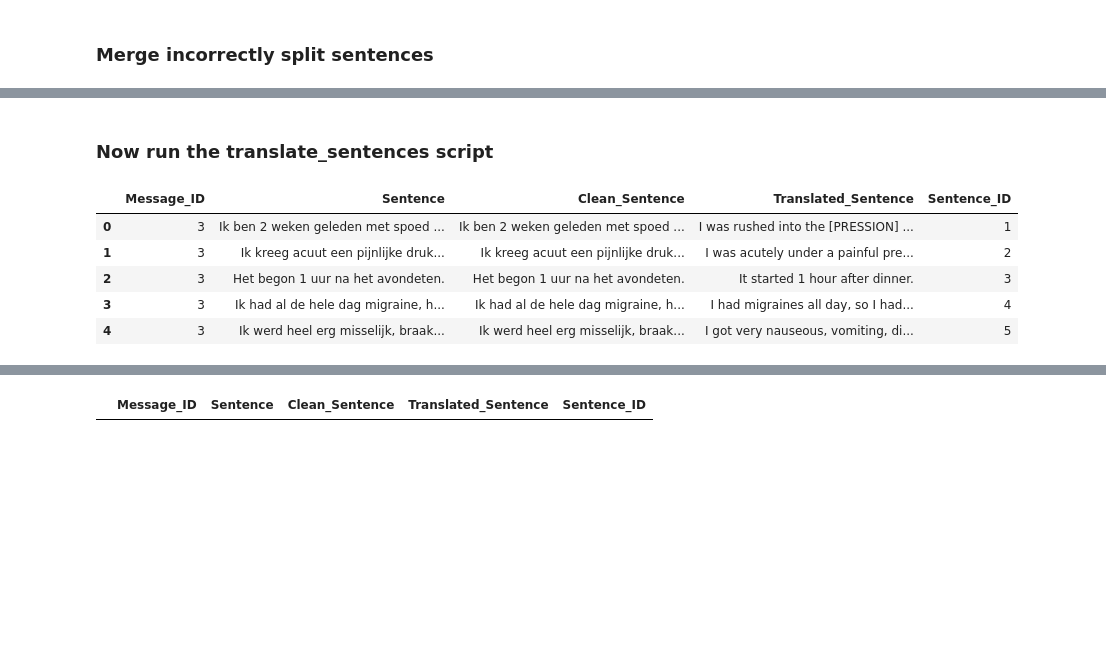
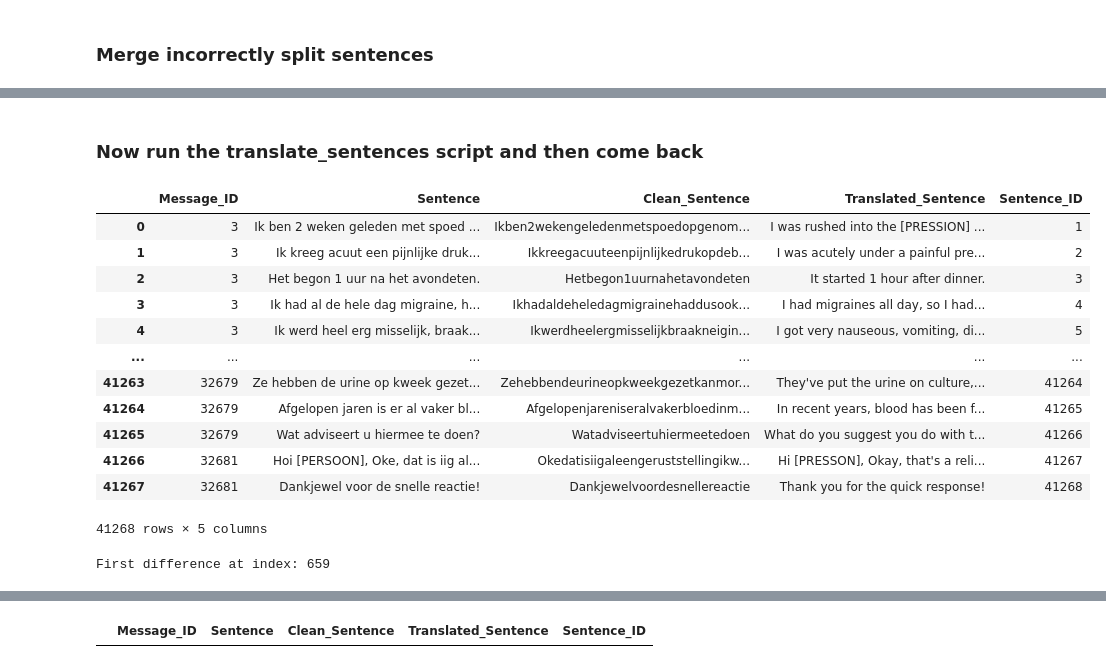
Before and after one commit to MaastrichtU-CDS/MyIBDcoachNLP, a Jupyter notebook: notebooks/Other/data_preparation.ipynb, the cells around one changed output, grey strips where cells are left out. Saved outputs shown, nothing was run; the diff lists cells and outputs as text; code cells hidden in the pictures; blank space fills up the shorter version.

```diff
--- a/notebooks/Other/data_preparation.ipynb
+++ b/notebooks/Other/data_preparation.ipynb
@@ -292,0 +362,3 @@ len(sentence_df)
+# %%
+pd.set_option("max_colwidth", 100)
+sentence_df[sentence_df["Clean_Sentence"].str.contains("incl.")]
@@ -293,13 +438,35 @@ len(sentence_df)
 # %% [markdown]
-### Now run the translate_sentences script
+### Now run the translate_sentences script and then come back
 # %%
 # read the translated df
-translated_sentence_df = pd.read_excel("/workspace/mijnidbcoachnlp/data/analysis_data/translated_sentence_data_new.xlsx")
-translated_sentence_df.head()
+translated_sentence_df = pd.read_excel("/workspace/mijnidbcoachnlp/data/analysis_data/translated_sentence_data_new.xlsx", index_col=0)
+translated_sentence_df
 # %% [output]
 |  | Message_ID | Sentence | Clean_Sentence | Translated_Sentence | Sentence_ID |
-| 0 | 3 | Ik ben 2 weken geleden met spoed ... | Ik ben 2 weken geleden met spoed ... | I was rushed into the [PRESSION] ... | 1 |
-| 1 | 3 | Ik kreeg acuut een pijnlijke druk... | Ik kreeg acuut een pijnlijke druk... | I was acutely under a painful pre... | 2 |
-| 2 | 3 | Het begon 1 uur na het avondeten. | Het begon 1 uur na het avondeten. | It started 1 hour after dinner. | 3 |
-| 3 | 3 | Ik had al de hele dag migraine, h... | Ik had al de hele dag migraine, h... | I had migraines all day, so I had... | 4 |
-| 4 | 3 | Ik werd heel erg misselijk, braak... | Ik werd heel erg misselijk, braak... | I got very nauseous, vomiting, di... | 5 |
+| 0 | 3 | Ik ben 2 weken geleden met spoed ... | Ikben2wekengeledenmetspoedopgenom... | I was rushed into the [PRESSION] ... | 1 |
+| 1 | 3 | Ik kreeg acuut een pijnlijke druk... | Ikkreegacuuteenpijnlijkedrukopdeb... | I was acutely under a painful pre... | 2 |
+| 2 | 3 | Het begon 1 uur na het avondeten. | Hetbegon1uurnahetavondeten | It started 1 hour after dinner. | 3 |
+| 3 | 3 | Ik had al de hele dag migraine, h... | Ikhadaldeheledagmigrainehaddusook... | I had migraines all day, so I had... | 4 |
+| 4 | 3 | Ik werd heel erg misselijk, braak... | Ikwerdheelergmisselijkbraakneigin... | I got very nauseous, vomiting, di... | 5 |
+| ... | ... | ... | ... | ... | ... |
+| 41263 | 32679 | Ze hebben de urine op kweek gezet... | Zehebbendeurineopkweekgezetkanmor... | They've put the urine on culture,... | 41264 |
+| 41264 | 32679 | Afgelopen jaren is er al vaker bl... | Afgelopenjareniseralvakerbloedinm... | In recent years, blood has been f... | 41265 |
+| 41265 | 32679 | Wat adviseert u hiermee te doen? | Watadviseertuhiermeetedoen | What do you suggest you do with t... | 41266 |
+| 41266 | 32681 | Hoi [PERSOON], Oke, dat is iig al... | Okedatisiigaleengeruststellingikw... | Hi [PRESSON], Okay, that's a reli... | 41267 |
+| 41267 | 32681 | Dankjewel voor de snelle reactie! | Dankjewelvoordesnellereactie | Thank you for the quick response! | 41268 |
+41268 rows × 5 columns
+# %%
+import pandas as pd
+# Reset index to ensure alignment before comparison
+sentence_df = sentence_df.reset_index(drop=True)
+translated_sentence_df = translated_sentence_df.reset_index(drop=True)
+
+# Find the first index where the two DataFrames differ
+for i, (sent1, sent2) in enumerate(zip(sentence_df["Sentence"], translated_sentence_df["Sentence"])):
+    if sent1 != sent2:
+        print(f"First difference at index: {i}")
+        break
+else:
+    print("No differences found!")
+# %% [output]
+First difference at index: 659
```
Also changed, not shown: parts of 30 cells of this notebook, 2 other files.
